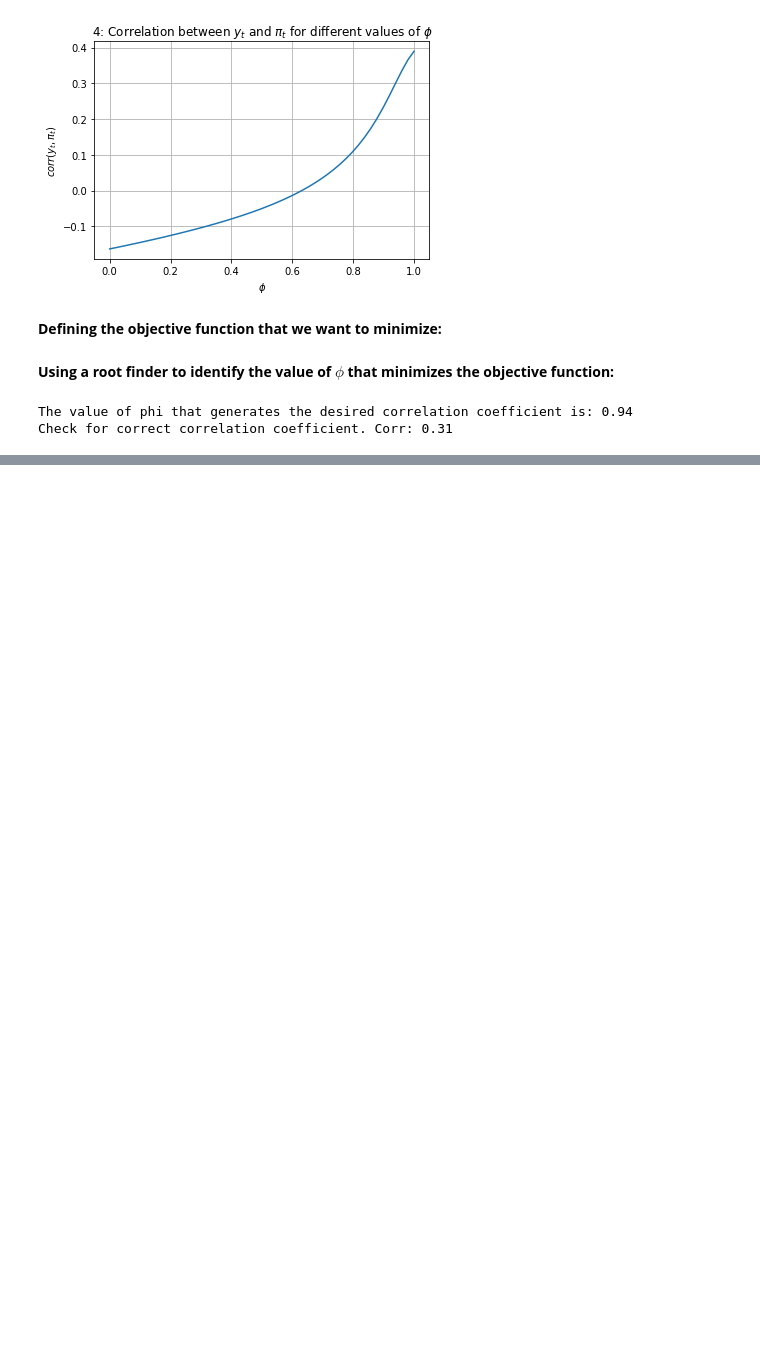
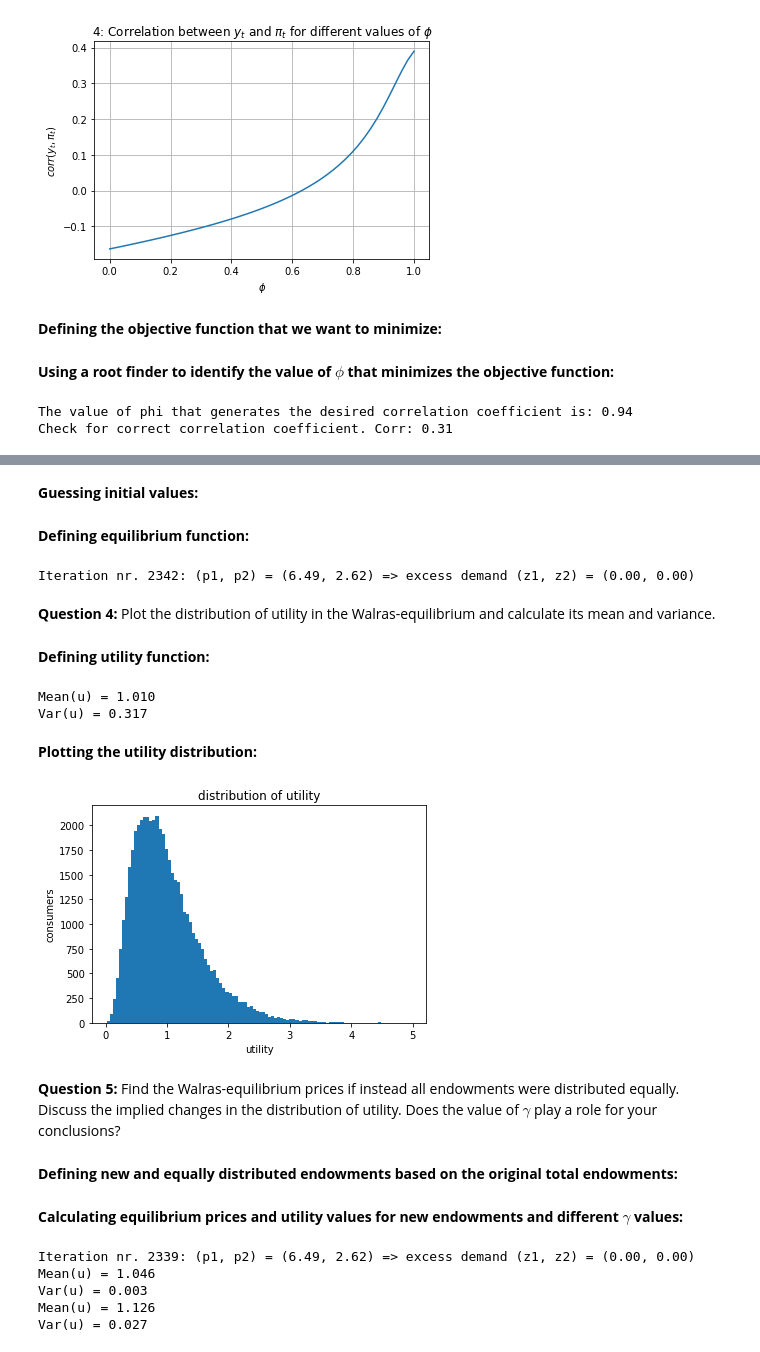
Before and after one commit to NumEconCopenhagen/projects-2019-tm-and-mp, a Jupyter notebook: examproject/examproject.ipynb, the cells around one changed output, grey strips where cells are left out. Cells and saved outputs as stored; diff of their text form; code cells hidden in the pictures; blank space fills up the shorter version.

```diff
--- a/examproject/examproject.ipynb
+++ b/examproject/examproject.ipynb
@@ -516,0 +745,7 @@ Check for correct correlation coefficient. Corr: 0.31
+# %% [markdown]
+**Guessing initial values:**
+# %%
+p1_0 = 1
+p2_0 = 1
+# %% [markdown]
+**Defining equilibrium function:**
@@ -516,0 +775,53 @@ Check for correct correlation coefficient. Corr: 0.31
+# %%
+# running the equilibrium function and saving equilibrium prices
+p1, p2 = equilibrium(betas,p1_0,p2_0,e1,e2,e3)
+# %% [output]
+Iteration nr. 2342: (p1, p2) = (6.49, 2.62) => excess demand (z1, z2) = (0.00, 0.00)
+# %% [markdown]
+**Question 4:** Plot the distribution of utility in the Walras-equilibrium and calculate its mean and variance.
+# %% [markdown]
+**Defining utility function:**
+# %%
+def utility_func(betas,p1,p2,e1,e2,e3,gamma):
+
+    # i. creating demand functions
+    d1 = demand_good_1(betas,p1,p2,e1,e2,e3)
+    d2 = demand_good_2(betas,p1,p2,e1,e2,e3)
+    d3 = demand_good_3(betas,p1,p2,e1,e2,e3)
+
+    # ii. creating an empty array for utility values
+    u = np.zeros(N-1)
+
+    # iii. calculating utility for each individual
+    for i in range(0,N-1):
+        u[i] = (d1[i]**betas[i,0]*d2[i]**betas[i,1]*d3[i]**betas[i,2])**gamma
+
+
+    # Calculating mean and variance of utility
+    u_mean = np.mean(u)
+    u_var = np.var(u)
+
+    # printing mean and variance
+    print(f'Mean(u) = {u_mean:.3f}')
+    print(f'Var(u) = {u_var:.3f}')
+
+    return u
+# %%
+# running the utility function
+u = utility_func(betas,p1,p2,e1,e2,e3,gamma)
+# %% [output]
+Mean(u) = 1.010
+Var(u) = 0.317
+# %% [markdown]
+**Plotting the utility distribution:**
+# %%
+plt.hist(u,bins=100)
+plt.title('distribution of utility')
+plt.xlabel('utility')
+plt.ylabel('consumers');
+# %% [output]
+[figure, added]
+# %% [markdown]
+**Question 5:** Find the Walras-equilibrium prices if instead all endowments were distributed equally. Discuss the implied changes in the distribution of utility. Does the value of $\gamma$ play a role for your conclusions?
+# %% [markdown]
+**Defining new and equally distributed endowments based on the original total endowments:**
@@ -516,0 +832,12 @@ Check for correct correlation coefficient. Corr: 0.31
+# %% [markdown]
+**Calculating equilibrium prices and utility values for new endowments and different $\gamma$ values:**
+# %%
+p1_new, p2_new = equilibrium(betas,p1_0,p2_0,e1_new,e2_new,e3_new)
+u_new = utility_func(betas,p1_new,p2_new,e1_new,e2_new,e3_new,gamma)
+u_new_newgamma = utility_func(betas,p1_new,p2_new,e1_new,e2_new,e3_new,2)
+# %% [output]
+Iteration nr. 2339: (p1, p2) = (6.49, 2.62) => excess demand (z1, z2) = (0.00, 0.00)
+Mean(u) = 1.046
+Var(u) = 0.003
+Mean(u) = 1.126
+Var(u) = 0.027
```
Also changed, not shown: parts of 41 cells of this notebook, 1 other file.
